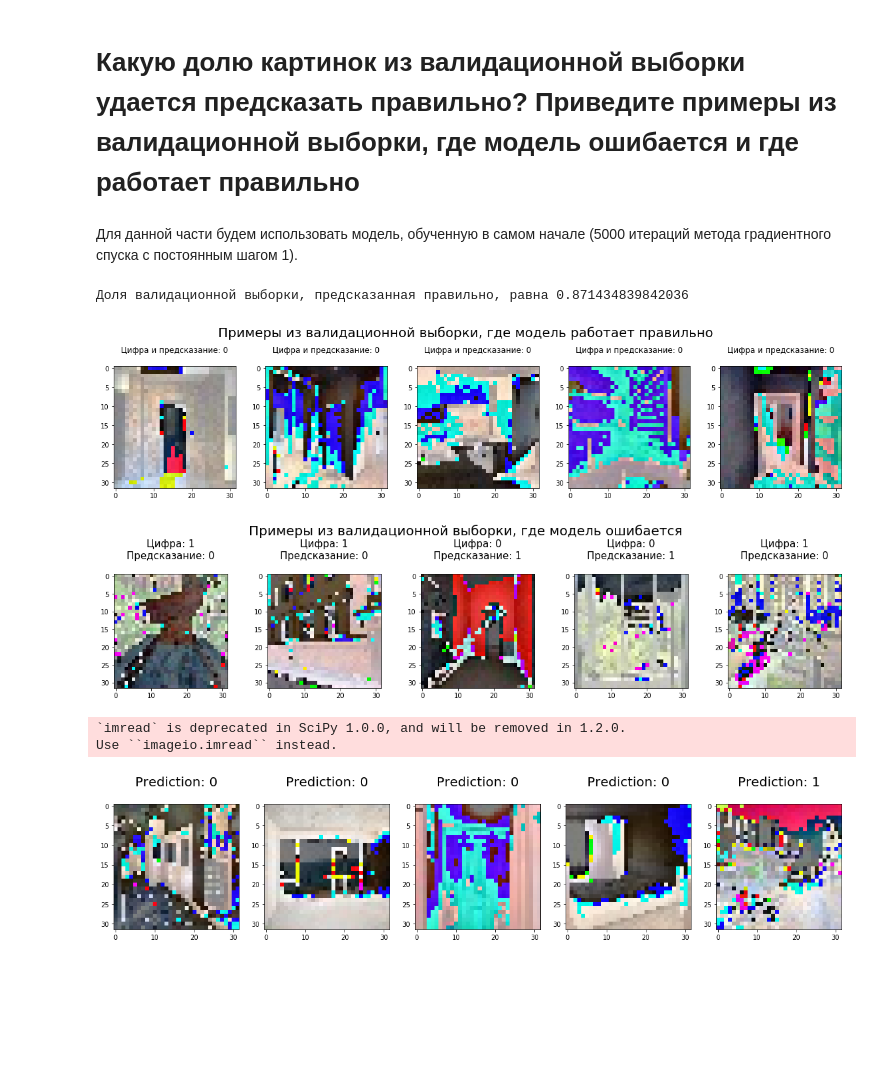
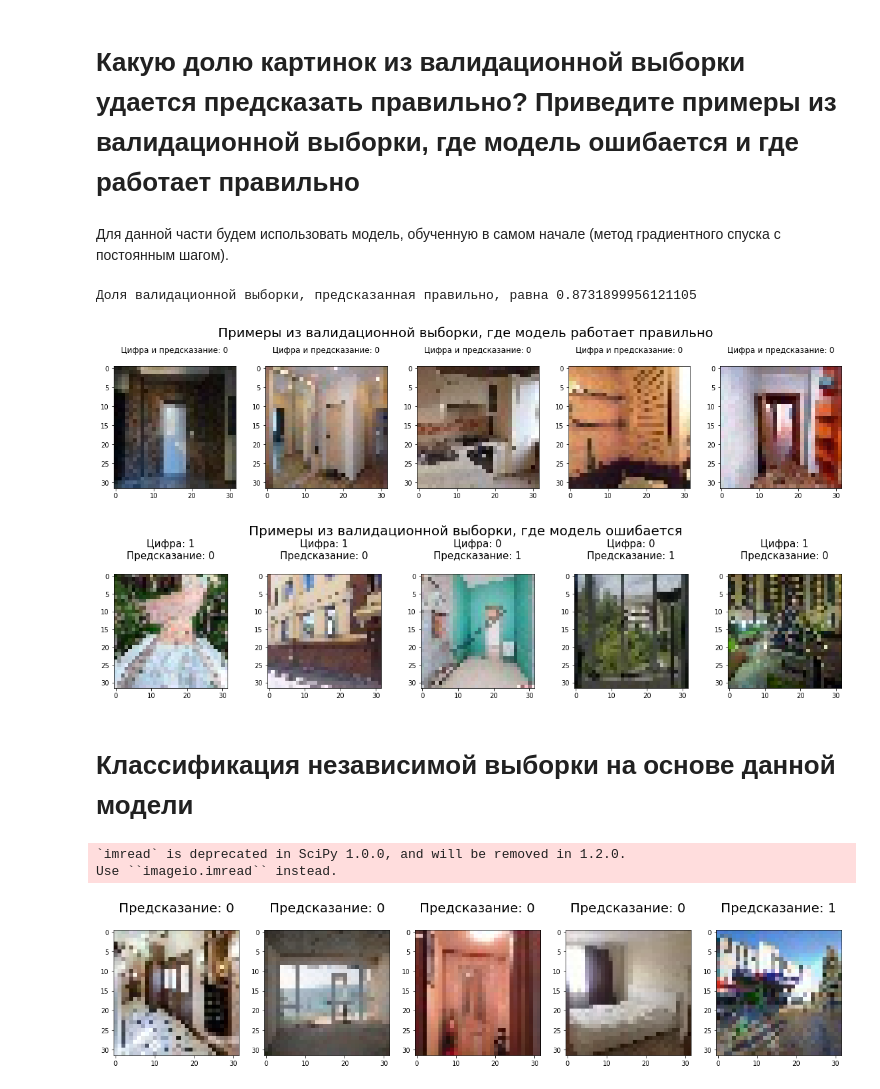
Before and after one commit to AVKrepo/OptimizationMethods, a Jupyter notebook: Task2/Kaggle/solution.ipynb, the cells around one changed output. Cells and saved outputs as stored; diff of their text form; code cells hidden in the pictures; blank space fills up the shorter version.

```diff
--- a/Task2/Kaggle/solution.ipynb
+++ b/Task2/Kaggle/solution.ipynb
@@ -257,5 +254,5 @@ def gradient_descent_method_const(x_train, y_train, x_test, y_test, step, iterat
     return (W, b, losses_train, losses_valid)
 # %%
 step = 0.1
-iterations = 205
+iterations = 300
 W, b, losses_train, losses_valid = gradient_descent_method_const(x_train, y_train, x_test, y_test, step, iterations)
@@ -282,15 +259,12 @@ losses_train
 # %% [markdown]
 # Нарисуйте графики ошибки (loss) от номера шага градиентного спуска. Как падала ошибка на обучающей и тестовой выборках? На каком шаге ошибка на обучающей выборке оказалась минимальной?
 # %%
-for i in range(2):
-    plt.figure(figsize=(10, 6))
-    plt.plot(range(iterations), losses_train, label='train')
-    plt.plot(range(iterations), losses_valid, label='validate')
-    plt.xlabel('Gradient descent iteration')
-    plt.ylabel('Loss')
-    if i == 1:
-        plt.ylim(0, 1)
-        plt.grid(True)
-    plt.legend()
-    plt.show()
+plt.figure(figsize=(10, 6))
+plt.plot(range(iterations), losses_train, label='train')
+plt.plot(range(iterations), losses_valid, label='validate')
+plt.xlabel('Gradient descent iteration')
+plt.ylabel('Loss')
+plt.grid(True)
+plt.legend()
+plt.show()
 # %% [output]
@@ -375,7 +348,7 @@ def gradient_descent_method_armijo(x_train, y_train, x_test, y_test, iterations,
 # %% [markdown]
 # Какую долю картинок из валидационной выборки удается предсказать правильно? Приведите примеры из валидационной выборки, где модель ошибается и где работает правильно
 # %% [markdown]
-Для данной части будем использовать модель, обученную в самом начале (5000 итераций метода градиентного спуска с постоянным шагом 1).
+Для данной части будем использовать модель, обученную в самом начале (метод градиентного спуска с постоянным шагом).
 # %%
 def classify_sample(W, b, x, y):
     pred = softmax(W, b, x)
@@ -392,27 +365,29 @@ correct, wrong = classify_sample(W, b, x_test, y_test)
 # %%
 print(u"Доля валидационной выборки, предсказанная правильно, равна", len(correct) / (len(correct) + len(wrong)))
 # %% [output]
-Доля валидационной выборки, предсказанная правильно, равна 0.871434839842036
+Доля валидационной выборки, предсказанная правильно, равна 0.8731899956121105
 # %%
 fig = plt.figure(figsize=(20, 4))
 plt.suptitle(u"Примеры из валидационной выборки, где модель работает правильно", fontsize=20)
 fig.subplots_adjust(top=0.77)
 for index, (x, y, pred) in enumerate(correct[0:5]):
     ax = fig.add_subplot(1, 5, index + 1)
-    ax.imshow(np.reshape(x, (32, 32, 3)), cmap=plt.cm.gray)
+    ax.imshow(np.reshape(x + 0.5, (32, 32, 3)))
     ax.set_title(u"Цифра и предсказание: {}\n".format(np.argmax(pred)), fontsize=12)
 # %% [output]
-[figure, old version]
+[figure, new version]
 # %%
 fig = plt.figure(figsize=(20, 4))
 plt.suptitle(u"Примеры из валидационной выборки, где модель ошибается", fontsize=20)
 fig.subplots_adjust(top=0.72)
 for index, (x, y, pred) in enumerate(wrong[0:5]):
     ax = fig.add_subplot(1, 5, index+1)
-    ax.imshow(np.reshape(x, (32, 32, 3)), cmap=plt.cm.gray)
+    ax.imshow(np.reshape(x + 0.5, (32, 32, 3)))
     ax.set_title(u"Цифра: {}\nПредсказание: {}\n".format(np.argmax(y), np.argmax(pred)), fontsize=15)
 # %% [output]
-[figure, old version]
+[figure, new version]
+# %% [markdown]
+# Классификация независимой выборки на основе данной модели
 # %%
 pics_valid = []
 answers_valid = []
@@ -435,12 +410,12 @@ for i in range(pred.shape[0]):
 # %%
 plt.figure(figsize=(20, 4))
 
 for index, (image, label) in enumerate(zip(pics_valid[0:5], answers_valid[0:5])):
     plt.subplot(1, 5, index+1)
-    plt.imshow(np.reshape(image, (32, 32, 3)), cmap=plt.cm.gray)
-    plt.title('Prediction: %i\n' % label, fontsize = 20)
+    plt.imshow(np.reshape(image + 0.5, (32, 32, 3)))
+    plt.title(u'Предсказание: %i\n' % label, fontsize = 20)
 # %% [output]
-[figure, old version]
+[figure, new version]
 # %%
 with open('result.csv', 'w', newline='') as csvfile:
     writer = csv.writer(csvfile, delimiter=',')
```
Also changed, not shown: parts of 16 cells of this notebook.
